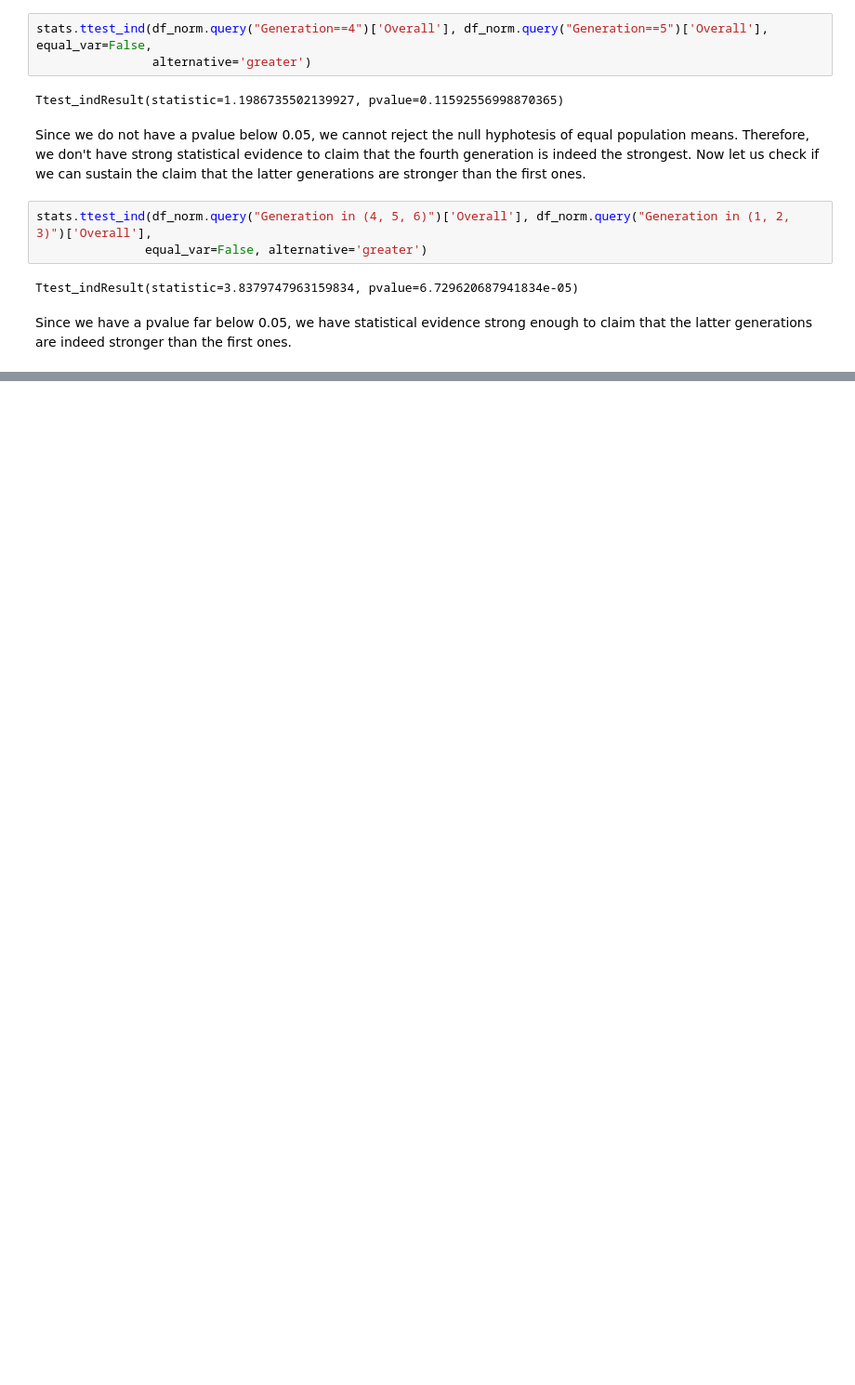
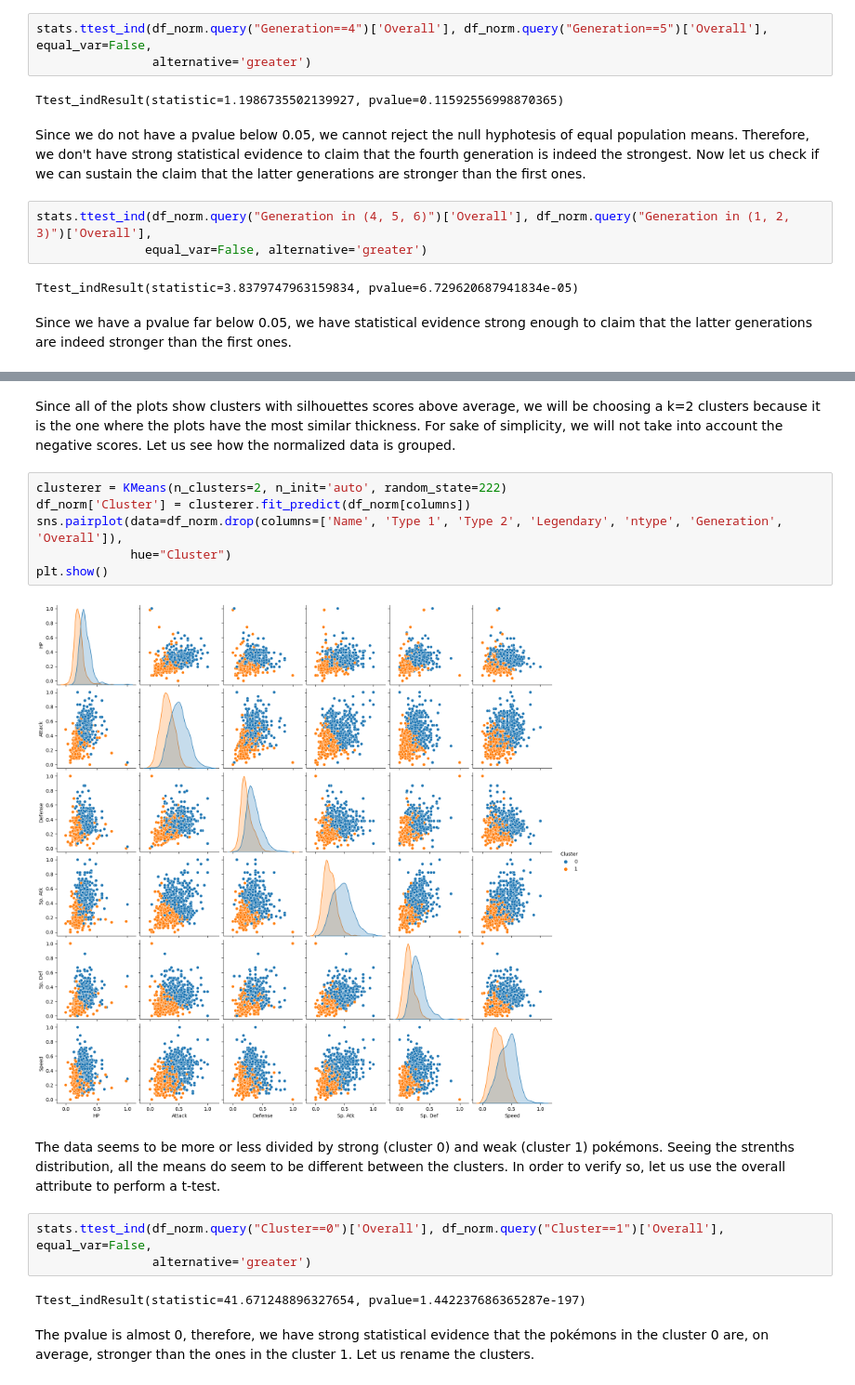
Before and after one commit to mateusmelo821/Pokemon-Generations-Analysis, a Jupyter notebook: index.ipynb, the cells around one changed output, grey strips where cells are left out. Shown at 93% size. Saved outputs shown, nothing was run; the diff lists cells and outputs as text; blank space fills up the shorter version.

```diff
--- a/index.ipynb
+++ b/index.ipynb
@@ -276,0 +323,19 @@ Since we have a  pvalue far below 0.05, we have statistical evidence strong enou
+# %% [markdown]
+Since all of the plots show clusters with silhouettes scores above average, we will be choosing a k=2 clusters because it is the one where the plots have the most similar thickness. For sake of simplicity, we will not take into account the negative scores. Let us see how the normalized data is grouped.
+# %%
+clusterer = KMeans(n_clusters=2, n_init='auto', random_state=222)
+df_norm['Cluster'] = clusterer.fit_predict(df_norm[columns])
+sns.pairplot(data=df_norm.drop(columns=['Name', 'Type 1', 'Type 2', 'Legendary', 'ntype', 'Generation', 'Overall']),
+             hue="Cluster")
+plt.show()
+# %% [output]
+[figure, added]
+# %% [markdown]
+The data seems to be more or less divided by strong (cluster 0) and weak (cluster 1) pokémons. Seeing the strenths distribution, all the means do seem to be different between the clusters. In order to verify so, let us use the overall attribute to perform a t-test.
+# %%
+stats.ttest_ind(df_norm.query("Cluster==0")['Overall'], df_norm.query("Cluster==1")['Overall'], equal_var=False,
+                alternative='greater')
+# %% [output]
+Ttest_indResult(statistic=41.671248896327654, pvalue=1.442237686365287e-197)
+# %% [markdown]
+The pvalue is almost 0, therefore, we have strong statistical evidence that the pokémons in the cluster 0 are, on average, stronger than the ones in the cluster 1. Let us rename the clusters.
```
Also changed, not shown: parts of 6 cells of this notebook, 1 other file.
